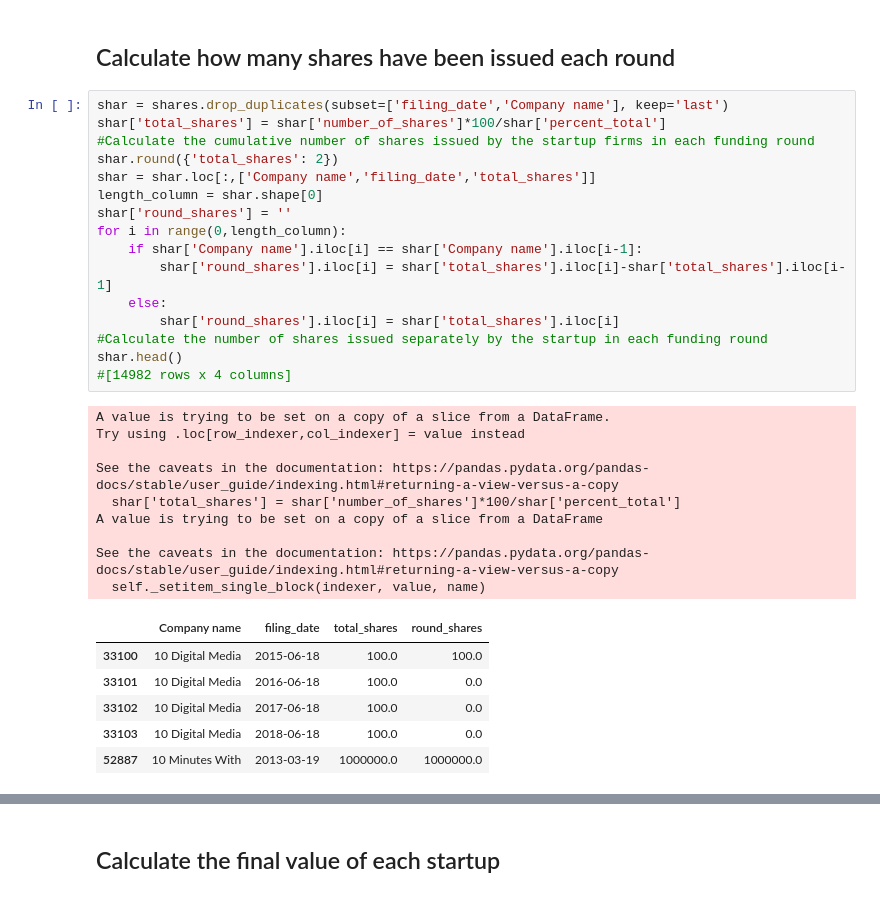
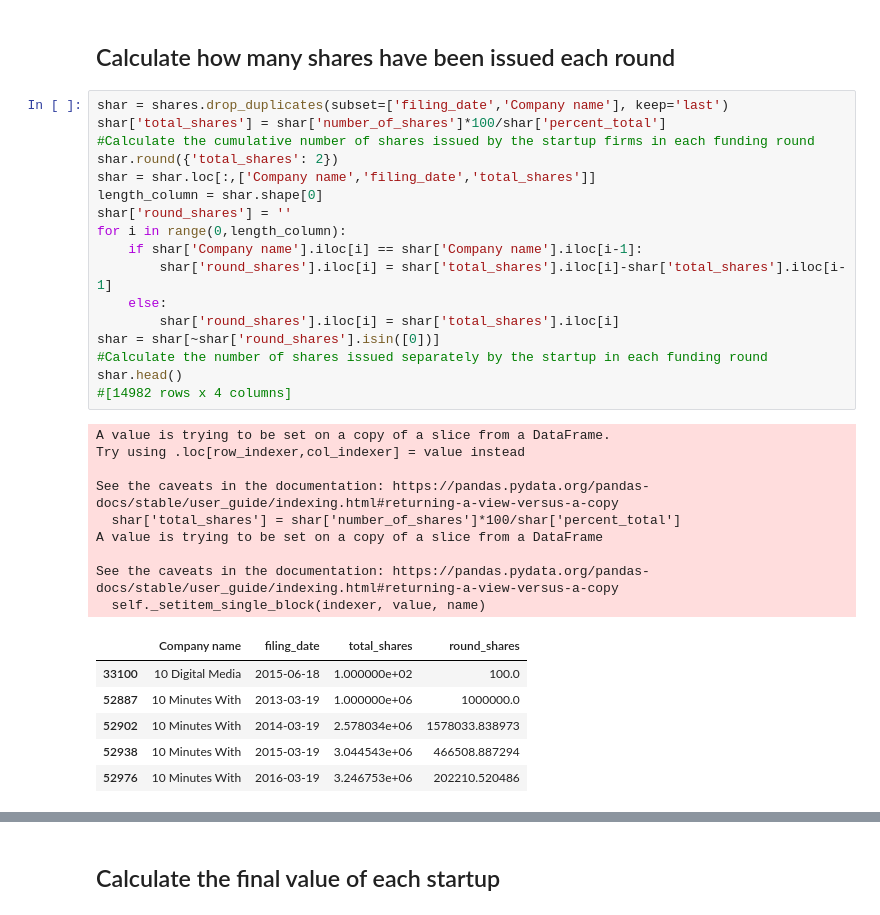
Before and after one commit to csynbiosys/dissertations-2021-info, a Jupyter notebook: Yating_Wei_Predict/data_process.ipynb, the cells around one changed output, grey strips where cells are left out. Cells and saved outputs as stored; diff of their text form.

```diff
--- a/Yating_Wei_Predict/data_process.ipynb
+++ b/Yating_Wei_Predict/data_process.ipynb
@@ -172,32 +179,33 @@ set_a = set_a.sort_values(by=['Company name','Investor name','Deal date','filing
 # %%
 shar = shares.drop_duplicates(subset=['filing_date','Company name'], keep='last')
 shar['total_shares'] = shar['number_of_shares']*100/shar['percent_total']
 #Calculate the cumulative number of shares issued by the startup firms in each funding round
 shar.round({'total_shares': 2})
 shar = shar.loc[:,['Company name','filing_date','total_shares']]
 length_column = shar.shape[0]
 shar['round_shares'] = ''
 for i in range(0,length_column):
     if shar['Company name'].iloc[i] == shar['Company name'].iloc[i-1]:
         shar['round_shares'].iloc[i] = shar['total_shares'].iloc[i]-shar['total_shares'].iloc[i-1]
     else:
         shar['round_shares'].iloc[i] = shar['total_shares'].iloc[i]
+shar = shar[~shar['round_shares'].isin([0])]
 #Calculate the number of shares issued separately by the startup in each funding round
 shar.head()
 #[14982 rows x 4 columns]
 # %% [output]
 A value is trying to be set on a copy of a slice from a DataFrame.
 Try using .loc[row_indexer,col_indexer] = value instead
 
 See the caveats in the documentation: https://pandas.pydata.org/pandas-docs/stable/user_guide/indexing.html#returning-a-view-versus-a-copy
   shar['total_shares'] = shar['number_of_shares']*100/shar['percent_total']
 A value is trying to be set on a copy of a slice from a DataFrame
 
 See the caveats in the documentation: https://pandas.pydata.org/pandas-docs/stable/user_guide/indexing.html#returning-a-view-versus-a-copy
   self._setitem_single_block(indexer, value, name)
 |  | Company name | filing_date | total_shares | round_shares |
-| 33100 | 10 Digital Media | 2015-06-18 | 100.0 | 100.0 |
-| 33101 | 10 Digital Media | 2016-06-18 | 100.0 | 0.0 |
-| 33102 | 10 Digital Media | 2017-06-18 | 100.0 | 0.0 |
-| 33103 | 10 Digital Media | 2018-06-18 | 100.0 | 0.0 |
-| 52887 | 10 Minutes With | 2013-03-19 | 1000000.0 | 1000000.0 |
+| 33100 | 10 Digital Media | 2015-06-18 | 1.000000e+02 | 100.0 |
+| 52887 | 10 Minutes With | 2013-03-19 | 1.000000e+06 | 1000000.0 |
+| 52902 | 10 Minutes With | 2014-03-19 | 2.578034e+06 | 1578033.838973 |
+| 52938 | 10 Minutes With | 2015-03-19 | 3.044543e+06 | 466508.887294 |
+| 52976 | 10 Minutes With | 2016-03-19 | 3.246753e+06 | 202210.520486 |
```
Also changed, not shown: parts of 15 cells of this notebook, 1 other file.
